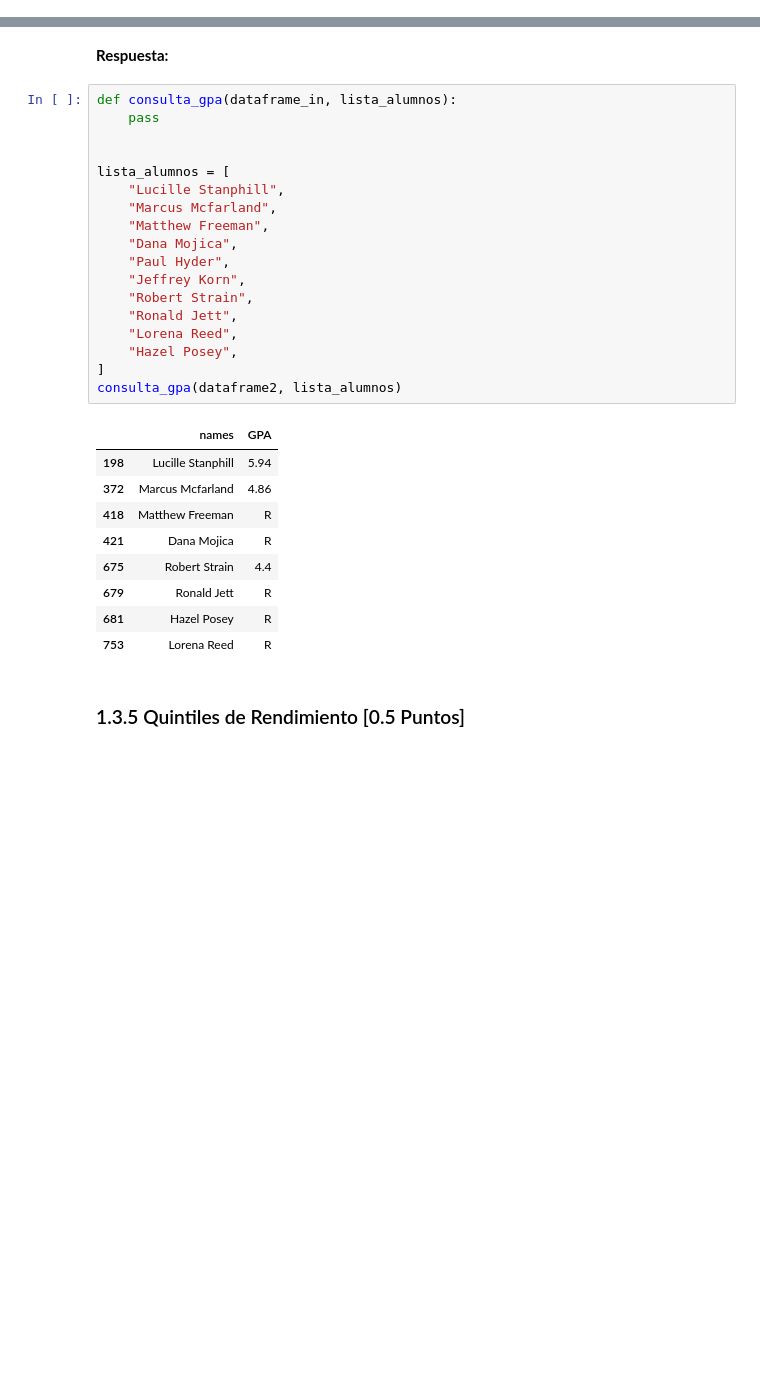
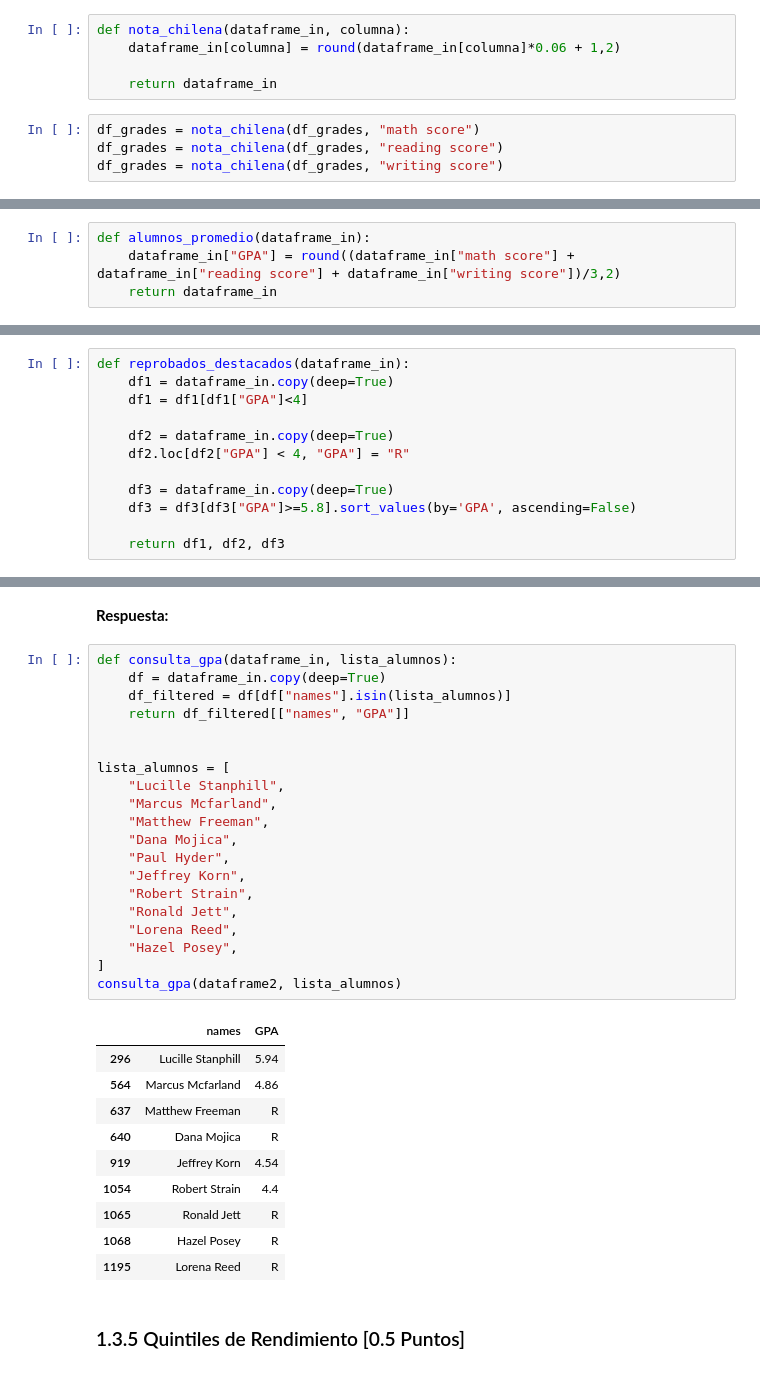
Before and after one commit to wernergh9/MDS7202, a Jupyter notebook: Lab 3/Laboratorio3_enunciado.ipynb, the cells around one changed output, grey strips where cells are left out. Cells and saved outputs as stored; diff of their text form; blank space fills up the shorter version.

```diff
--- a/Lab 3/Laboratorio3_enunciado.ipynb
+++ b/Lab 3/Laboratorio3_enunciado.ipynb
@@ -418,0 +495,9 @@ def nota_chilena(dataframe_in, columna):
+# %%
+def nota_chilena(dataframe_in, columna):
+    dataframe_in[columna] = round(dataframe_in[columna]*0.06 + 1,2)
+
+    return dataframe_in
+# %%
+df_grades = nota_chilena(df_grades, "math score")
+df_grades = nota_chilena(df_grades, "reading score")
+df_grades = nota_chilena(df_grades, "writing score")
@@ -431,3 +522,7 @@ def alumnos_promedio(dataframe_in):
+# %%
+def alumnos_promedio(dataframe_in):
+    dataframe_in["GPA"] = round((dataframe_in["math score"] + dataframe_in["reading score"] + dataframe_in["writing score"])/3,2)
+    return dataframe_in
 # %% [markdown]
 **Respuesta Esperada:**
 # %%
@@ -463,3 +555,15 @@ def reprobados_destacados(dataframe_in):
+# %%
+def reprobados_destacados(dataframe_in):
+    df1 = dataframe_in.copy(deep=True)
+    df1 = df1[df1["GPA"]<4]
+
+    df2 = dataframe_in.copy(deep=True)
+    df2.loc[df2["GPA"] < 4, "GPA"] = "R"
+
+    df3 = dataframe_in.copy(deep=True)
+    df3 = df3[df3["GPA"]>=5.8].sort_values(by='GPA', ascending=False)
+
+    return df1, df2, df3
 # %%
 dataframe1, dataframe2, dataframe3 = reprobados_destacados(df_grades)
 dataframe1
@@ -530,32 +635,35 @@ Creada la función busque el promedio general de los siguientes alumnos en el se
 **Respuesta:**
 # %%
 def consulta_gpa(dataframe_in, lista_alumnos):
-    pass
+    df = dataframe_in.copy(deep=True)
+    df_filtered = df[df["names"].isin(lista_alumnos)]
+    return df_filtered[["names", "GPA"]]
 
 
 lista_alumnos = [
     "Lucille Stanphill",
     "Marcus Mcfarland",
     "Matthew Freeman",
     "Dana Mojica",
     "Paul Hyder",
     "Jeffrey Korn",
     "Robert Strain",
     "Ronald Jett",
     "Lorena Reed",
     "Hazel Posey",
 ]
 consulta_gpa(dataframe2, lista_alumnos)
 # %% [output]
 |  | names | GPA |
-| 198 | Lucille Stanphill | 5.94 |
-| 372 | Marcus Mcfarland | 4.86 |
-| 418 | Matthew Freeman | R |
-| 421 | Dana Mojica | R |
-| 675 | Robert Strain | 4.4 |
-| 679 | Ronald Jett | R |
-| 681 | Hazel Posey | R |
-| 753 | Lorena Reed | R |
+| 296 | Lucille Stanphill | 5.94 |
+| 564 | Marcus Mcfarland | 4.86 |
+| 637 | Matthew Freeman | R |
+| 640 | Dana Mojica | R |
+| 919 | Jeffrey Korn | 4.54 |
+| 1054 | Robert Strain | 4.4 |
+| 1065 | Ronald Jett | R |
+| 1068 | Hazel Posey | R |
+| 1195 | Lorena Reed | R |
 # %% [markdown]
 ### 1.3.5 Quintiles de Rendimiento [0.5 Puntos]
 # %% [markdown]
```
Also changed, not shown: parts of 25 cells of this notebook, 1 other file.
